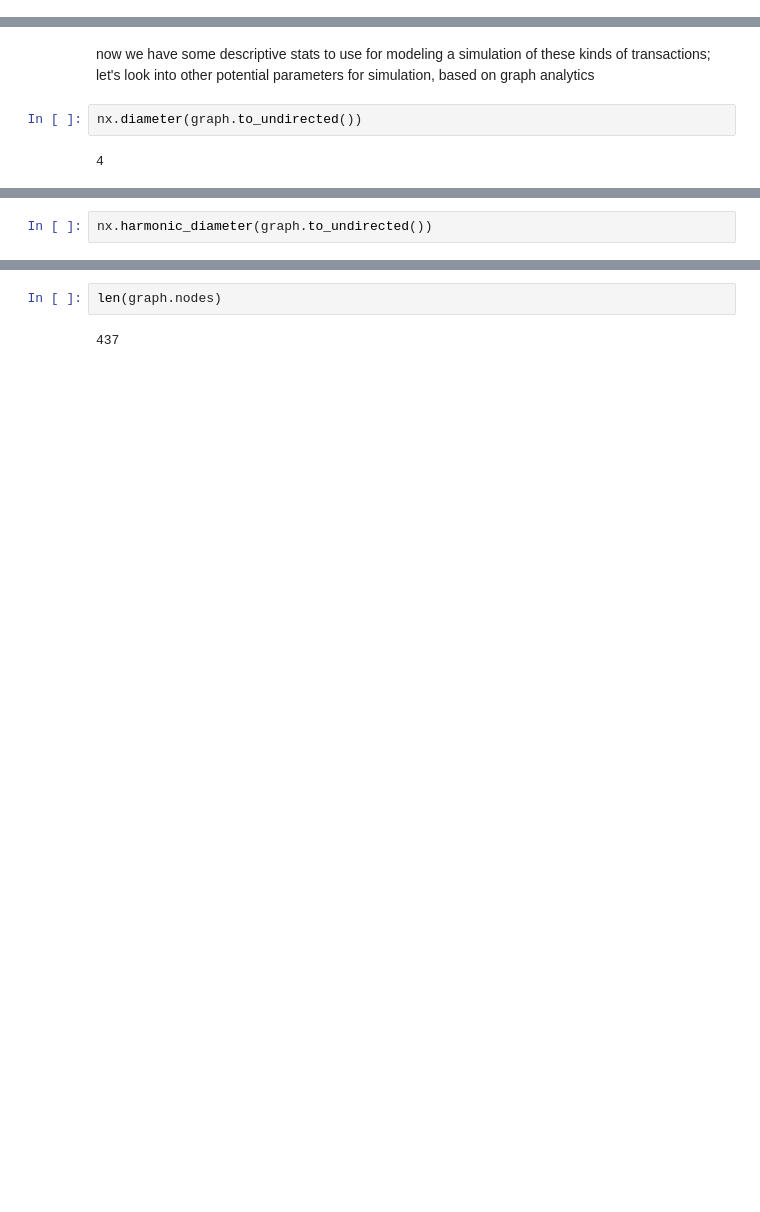
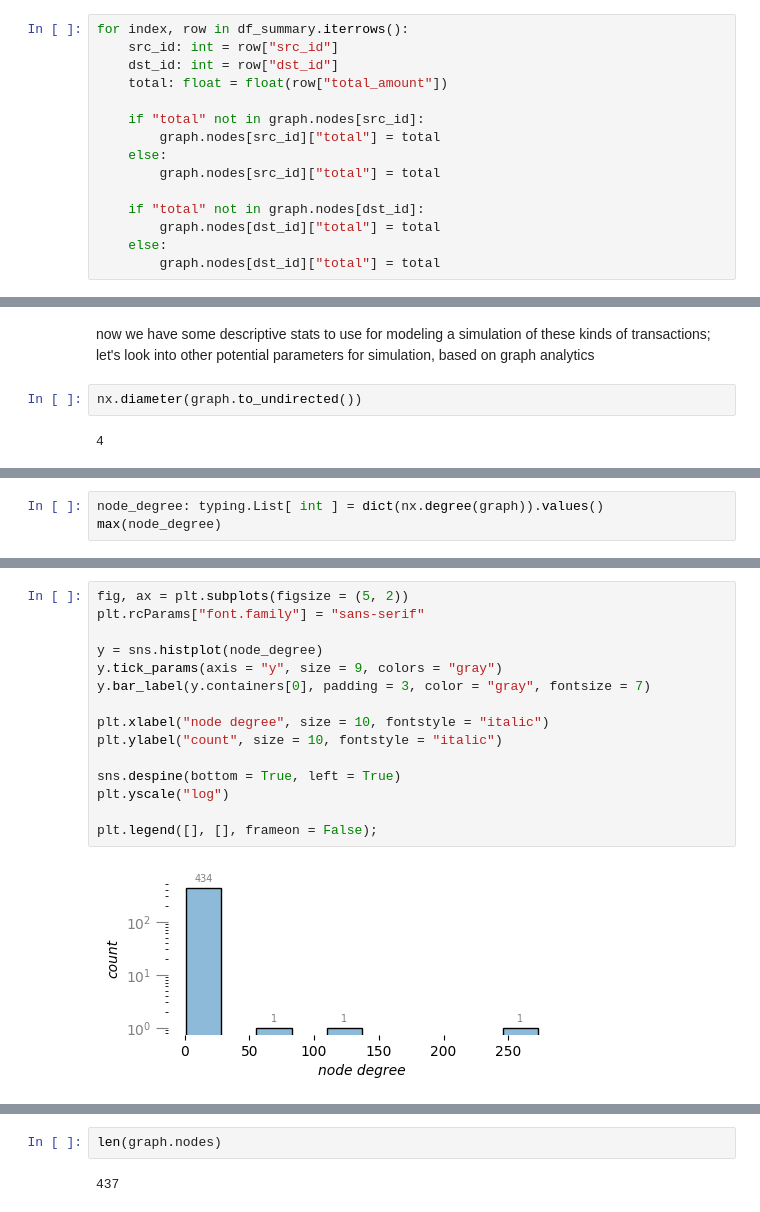
Before and after one commit to DerwenAI/kleptosyn, a Jupyter notebook: occrp.ipynb, the cells around one changed output, grey strips where cells are left out. Cells and saved outputs as stored; diff of their text form; blank space fills up the shorter version.

Commit message:
improved graph analytics and stats charts

```diff
--- a/occrp.ipynb
+++ b/occrp.ipynb
@@ -274,3 +277,18 @@ df_summary.describe()
 | 50% | 157.500000 | 1.000000 | 1.963890e+05 | 1.408894e+06 | 8.708333 |
 | 75% | 268.000000 | 3.000000 | 4.762237e+05 | 4.850007e+06 | 25.569444 |
 | max | 433.000000 | 302.000000 | 4.000000e+06 | 1.239991e+09 | 211.000000 |
+# %%
+for index, row in df_summary.iterrows():
+    src_id: int = row["src_id"]
+    dst_id: int = row["dst_id"]
+    total: float = float(row["total_amount"])
+
+    if "total" not in graph.nodes[src_id]:
+        graph.nodes[src_id]["total"] = total
+    else:
+        graph.nodes[src_id]["total"] = total
+
+    if "total" not in graph.nodes[dst_id]:
+        graph.nodes[dst_id]["total"] = total
+    else:
+        graph.nodes[dst_id]["total"] = total
@@ -283,3 +307,4 @@ nx.diameter(graph.to_undirected())
 # %%
-nx.harmonic_diameter(graph.to_undirected())
+node_degree: typing.List[ int ] = dict(nx.degree(graph)).values()
+max(node_degree)
 # %% [output]
@@ -290,0 +330,17 @@ nx.radius(graph.to_undirected())
+# %%
+fig, ax = plt.subplots(figsize = (5, 2))
+plt.rcParams["font.family"] = "sans-serif"
+
+y = sns.histplot(node_degree)
+y.tick_params(axis = "y", size = 9, colors = "gray")
+y.bar_label(y.containers[0], padding = 3, color = "gray", fontsize = 7)
+
+plt.xlabel("node degree", size = 10, fontstyle = "italic")
+plt.ylabel("count", size = 10, fontstyle = "italic")
+
+sns.despine(bottom = True, left = True)
+plt.yscale("log")
+
+plt.legend([], [], frameon = False);
+# %% [output]
+[figure, added]
```
Also changed, not shown: parts of 49 cells of this notebook, 2 other files.
